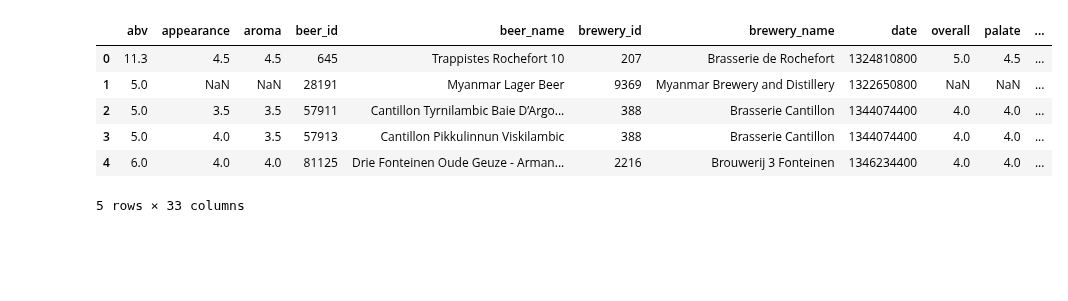
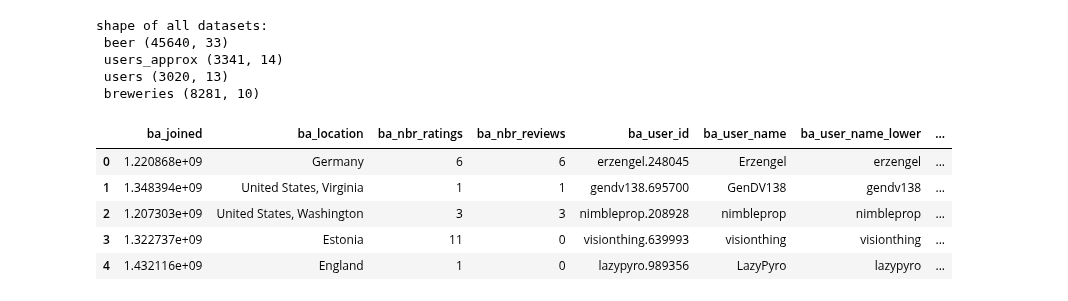
Before and after one commit to epfl-ada/ada-2022-project-hotchocolate, a Jupyter notebook: test.ipynb, the cells around one changed output. Drawn from its saved outputs; the diff is of its cells as text; code cells hidden in the pictures; blank space fills up the shorter version.

Commit message:
middle exploration of matched

```diff
--- a/test.ipynb
+++ b/test.ipynb
@@ -5,13 +8,52 @@ import matplotlib.pyplot as plt
+# %%
+DATASET_MATCHEDBEER = 'DATA/matched_beer_data/'
 # %%
-ratings_matched  = pd.read_csv('DATA/matched_beer_data/ratings.csv',sep = ',', low_memory= False, skiprows=1)
+df_md_beer = pd.read_csv(DATASET_MATCHEDBEER + 'beers.csv',skiprows=1)
+df_md_beer_origin = pd.read_csv(DATASET_MATCHEDBEER + 'beers.csv', nrows=0)
+df_md_breweries = pd.read_csv(DATASET_MATCHEDBEER + 'breweries.csv', skiprows=1)
+df_md_breweries_origin = pd.read_csv(DATASET_MATCHEDBEER + 'breweries.csv', nrows=0)
+df_md_users = pd.read_csv(DATASET_MATCHEDBEER + 'users.csv', skiprows=1)
+df_md_users_origin = pd.read_csv(DATASET_MATCHEDBEER + 'users.csv', nrows=0)
+df_md_users_approx = pd.read_csv(DATASET_MATCHEDBEER + 'users_approx.csv', skiprows=1)
+df_md_users_approx_origin = pd.read_csv(DATASET_MATCHEDBEER + 'users_approx.csv', nrows=0)
+
+#Add suffix of original dataset to columns' name
+df_md_beer.columns = df_md_beer_origin.columns + '_' + df_md_beer.columns
+df_md_breweries.columns = df_md_breweries_origin.columns + '_' + df_md_breweries.columns
+df_md_users.columns = df_md_users_origin.columns + '_' + df_md_users.columns
+df_md_users_approx.columns = df_md_users_approx_origin.columns + '_' + df_md_users_approx.columns
+
+#remove '.' and numbers from column's name
+pattern_number = r'[0-9]'
+pattern_dot = r'[.]'
+df_md_beer = df_md_beer.rename(columns={c: re.sub(pattern_number,'',c) for c in df_md_beer.columns})
+df_md_beer = df_md_beer.rename(columns={c: re.sub(pattern_dot,'',c) for c in df_md_beer.columns})
+df_md_breweries = df_md_breweries.rename(columns={c: re.sub(pattern_number,'',c) for c in df_md_breweries.columns})
+df_md_breweries = df_md_breweries.rename(columns={c: re.sub(pattern_dot,'',c) for c in df_md_breweries.columns})
+df_md_users = df_md_users.rename(columns={c: re.sub(pattern_number,'',c) for c in df_md_users.columns})
+df_md_users = df_md_users.rename(columns={c: re.sub(pattern_dot,'',c) for c in df_md_users.columns})
+df_md_users_approx = df_md_users_approx.rename(columns={c: re.sub(pattern_number,'',c) for c in df_md_users_approx.columns})
+df_md_users_approx = df_md_users_approx.rename(columns={c: re.sub(pattern_dot,'',c) for c in df_md_users_approx.columns})
+
+
+print('shape of all datasets: \n',
+      'beer',df_md_beer.shape,'\n',
+      'users_approx',df_md_users_approx.shape,'\n',
+      'users',df_md_users.shape,'\n',
+     'breweries',df_md_breweries.shape)
+# %% [output]
+shape of all datasets:
+ beer (45640, 33)
+ users_approx (3341, 14)
+ users (3020, 13)
+ breweries (8281, 10)
 # %%
-ratings_matched.head()
+df_md_users.head()
 # %% [output]
-|  | abv | appearance | aroma | beer_id | beer_name | brewery_id | brewery_name | date | overall | palate | ... |
-| 0 | 11.3 | 4.5 | 4.5 | 645 | Trappistes Rochefort 10 | 207 | Brasserie de Rochefort | 1324810800 | 5.0 | 4.5 | ... |
-| 1 | 5.0 | NaN | NaN | 28191 | Myanmar Lager Beer | 9369 | Myanmar Brewery and Distillery | 1322650800 | NaN | NaN | ... |
-| 2 | 5.0 | 3.5 | 3.5 | 57911 | Cantillon Tyrnilambic Baie D’Argo... | 388 | Brasserie Cantillon | 1344074400 | 4.0 | 4.0 | ... |
-| 3 | 5.0 | 4.0 | 3.5 | 57913 | Cantillon Pikkulinnun Viskilambic | 388 | Brasserie Cantillon | 1344074400 | 4.0 | 4.0 | ... |
-| 4 | 6.0 | 4.0 | 4.0 | 81125 | Drie Fonteinen Oude Geuze - Arman... | 2216 | Brouwerij 3 Fonteinen | 1346234400 | 4.0 | 4.0 | ... |
+|  | ba_joined | ba_location | ba_nbr_ratings | ba_nbr_reviews | ba_user_id | ba_user_name | ba_user_name_lower | ... |
+| 0 | 1.220868e+09 | Germany | 6 | 6 | erzengel.248045 | Erzengel | erzengel | ... |
+| 1 | 1.348394e+09 | United States, Virginia | 1 | 1 | gendv138.695700 | GenDV138 | gendv138 | ... |
+| 2 | 1.207303e+09 | United States, Washington | 3 | 3 | nimbleprop.208928 | nimbleprop | nimbleprop | ... |
+| 3 | 1.322737e+09 | Estonia | 11 | 0 | visionthing.639993 | visionthing | visionthing | ... |
+| 4 | 1.432116e+09 | England | 1 | 0 | lazypyro.989356 | LazyPyro | lazypyro | ... |
-5 rows × 33 columns
 # %%
```
Also changed, not shown: parts of 28 cells of this notebook.
